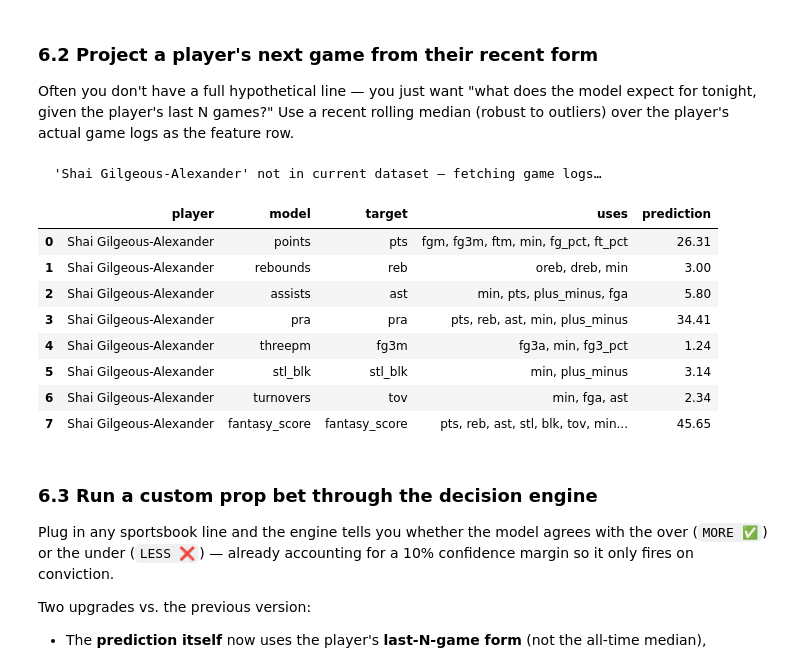
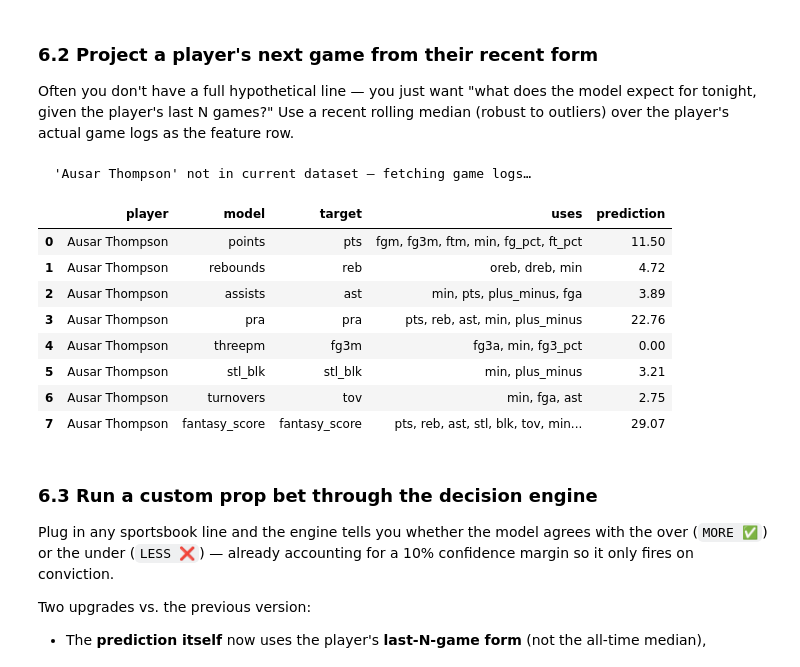
Before and after one commit to texasbe2trill/hooplytics, a Jupyter notebook: hooplytics.ipynb, the cells around one changed output. Cells and saved outputs as stored; diff of their text form; code cells hidden in the pictures.

```diff
--- a/hooplytics.ipynb
+++ b/hooplytics.ipynb
@@ -438,7 +617,10 @@ MODEL_SPECS: dict[str, dict] = {
 }
 
 ALL_COLS = sorted({c for spec in MODEL_SPECS.values() for c in [*spec["features"], spec["target"]]})
-modeling_df = player_data[["player", *ALL_COLS]].dropna().reset_index(drop=True)
+# Carry game_date and MATCHUP through as non-feature metadata so the predicted-vs-actual
+# hover tooltips can identify which specific game each dot corresponds to.
+META_COLS = [c for c in ("game_date", "MATCHUP") if c in player_data.columns]
+modeling_df = player_data[["player", *META_COLS, *ALL_COLS]].dropna(subset=ALL_COLS).reset_index(drop=True)
 
 train_df, test_df = train_test_split(modeling_df, test_size=0.2, random_state=123)
 print(f"Train: {len(train_df):,}  |  Test: {len(test_df):,}")
@@ -678,7 +980,7 @@ def fantasy_decisions(
         weighted = (weight_5_game * five + (1 - weight_5_game) * projection) if not np.isnan(five) else projection
         final_threshold = float(projection + weight_model * (weighted - projection))
         adjusted = float(final_threshold * (1 + confidence_margin))
-        decision = "More" if prediction > adjusted else "Less"
+        decision = "MORE ✅" if prediction > adjusted else "LESS ❌"
 
         out.append({
             "model": model_name,
@@ -697,7 +999,7 @@ for player in PLAYERS:
     table = fantasy_decisions(player)
     display(  # noqa: F821 — provided by IPython
         table.style.apply(
-            lambda r: ["background-color:#d4f4dd" if r["decision"] == "More" else "background-color:#fde2e1"] * len(r),
+            lambda r: ["background-color:#d4f4dd" if r["decision"].startswith("MORE") else "background-color:#fde2e1"] * len(r),
             axis=1,
         ).set_caption(f"Fantasy decisions — {player}")
     )
@@ -799,46 +1101,49 @@ def _get_modeling_rows(player: str, last_n: int, seasons: list[str] | None = Non
         "FGM": "fgm", "FGA": "fga", "FG3M": "fg3m", "FG3A": "fg3a",
         "FTM": "ftm", "FTA": "fta", "MIN": "min",
         "FG_PCT": "fg_pct", "FG3_PCT": "fg3_pct", "FT_PCT": "ft_pct",
         "PLUS_MINUS": "plus_minus", "GAME_DATE": "game_date",
     }
     df = raw.rename(columns=rename)
     df["game_date"] = pd.to_datetime(df["game_date"], format="%b %d, %Y", errors="coerce")
     df["pra"] = df["pts"] + df["reb"] + df["ast"]
     df["stl_blk"] = df["stl"] + df["blk"]
     df["fantasy_score"] = fantasy(df)
     df = df.sort_values("game_date").reset_index(drop=True)
-    available_cols = ["player", *[c for c in ALL_COLS if c in df.columns]]
-    result = df[available_cols].dropna().tail(last_n)
+    meta_cols = [c for c in ("game_date", "MATCHUP") if c in df.columns]
+    available_cols = ["player", *meta_cols, *[c for c in ALL_COLS if c in df.columns]]
+    result = df[available_cols].dropna(subset=[c for c in ALL_COLS if c in df.columns]).tail(last_n)
     if result.empty:
         raise ValueError(f"Fetched data for '{player}' but no complete rows after dropna.")
     return result
 
 
 def project_next_game(player: str, last_n: int = 10, seasons: list[str] | None = None) -> pd.DataFrame:
     """Players not in your ROSTER are fetched automatically.
     Pass `seasons` to override which seasons are pulled (default: CURRENT).
     """
     rows = _get_modeling_rows(player, last_n, seasons)
-    feats_all = rows.drop(columns=["player"]).median().to_dict()
+    # Drop non-numeric metadata before taking the per-feature median.
+    drop_cols = [c for c in ("player", "game_date", "MATCHUP") if c in rows.columns]
+    feats_all = rows.drop(columns=drop_cols).median().to_dict()
     proj = predict_scenario(feats_all)
     proj.insert(0, "player", player)
     return proj
 
 
 # Edit me: any NBA player name, any rolling window.
 # Players not in your ROSTER are fetched automatically!
-project_next_game("Shai Gilgeous-Alexander", last_n=10)
+project_next_game("Ausar Thompson", last_n=10)
 # %% [output]
-  'Shai Gilgeous-Alexander' not in current dataset — fetching game logs…
+  'Ausar Thompson' not in current dataset — fetching game logs…
 |  | player | model | target | uses | prediction |
-| 0 | Shai Gilgeous-Alexander | points | pts | fgm, fg3m, ftm, min, fg_pct, ft_pct | 26.31 |
-| 1 | Shai Gilgeous-Alexander | rebounds | reb | oreb, dreb, min | 3.00 |
-| 2 | Shai Gilgeous-Alexander | assists | ast | min, pts, plus_minus, fga | 5.80 |
-| 3 | Shai Gilgeous-Alexander | pra | pra | pts, reb, ast, min, plus_minus | 34.41 |
-| 4 | Shai Gilgeous-Alexander | threepm | fg3m | fg3a, min, fg3_pct | 1.24 |
-| 5 | Shai Gilgeous-Alexander | stl_blk | stl_blk | min, plus_minus | 3.14 |
-| 6 | Shai Gilgeous-Alexander | turnovers | tov | min, fga, ast | 2.34 |
-| 7 | Shai Gilgeous-Alexander | fantasy_score | fantasy_score | pts, reb, ast, stl, blk, tov, min... | 45.65 |
+| 0 | Ausar Thompson | points | pts | fgm, fg3m, ftm, min, fg_pct, ft_pct | 11.50 |
+| 1 | Ausar Thompson | rebounds | reb | oreb, dreb, min | 4.72 |
+| 2 | Ausar Thompson | assists | ast | min, pts, plus_minus, fga | 3.89 |
+| 3 | Ausar Thompson | pra | pra | pts, reb, ast, min, plus_minus | 22.76 |
+| 4 | Ausar Thompson | threepm | fg3m | fg3a, min, fg3_pct | 0.00 |
+| 5 | Ausar Thompson | stl_blk | stl_blk | min, plus_minus | 3.21 |
+| 6 | Ausar Thompson | turnovers | tov | min, fga, ast | 2.75 |
+| 7 | Ausar Thompson | fantasy_score | fantasy_score | pts, reb, ast, stl, blk, tov, min... | 29.07 |
 # %% [markdown]
 ### 6.3 Run a custom prop bet through the decision engine
 
```
Also changed, not shown: parts of 14 cells of this notebook, 2 other files.
